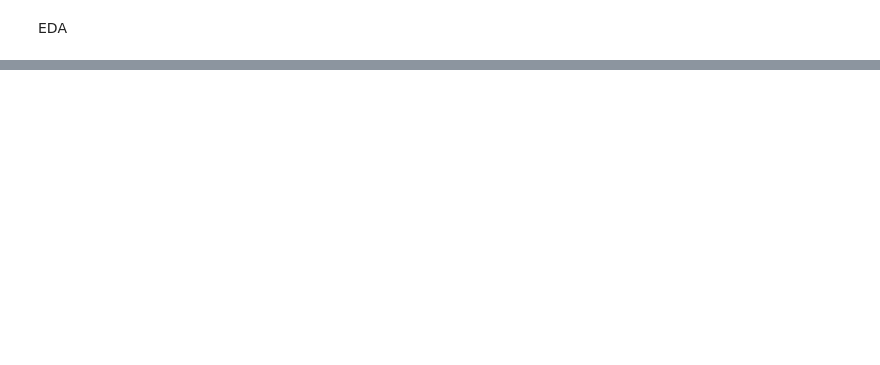
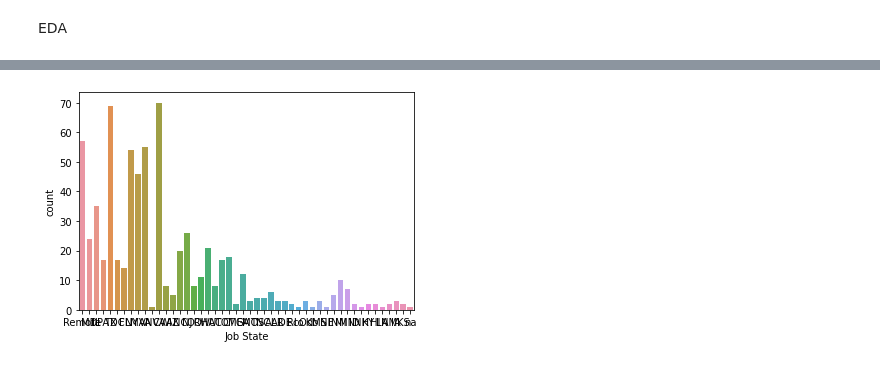
Before and after one commit to wangyf99/GlassDoor_Salary_Prediction, a Jupyter notebook: GlassDoor_Salary.ipynb, the cells around one changed output, grey strips where cells are left out. Saved outputs shown, nothing was run; the diff lists cells and outputs as text; code cells hidden in the pictures; blank space fills up the shorter version.

```diff
--- a/GlassDoor_Salary.ipynb
+++ b/GlassDoor_Salary.ipynb
@@ -1302,0 +1303,5 @@ plt.show()
+# %%
+sns.countplot(data=df, x='Job State')
+plt.show()
+# %% [output]
+[figure, added]
```
Also changed, not shown: parts of 13 cells of this notebook.
